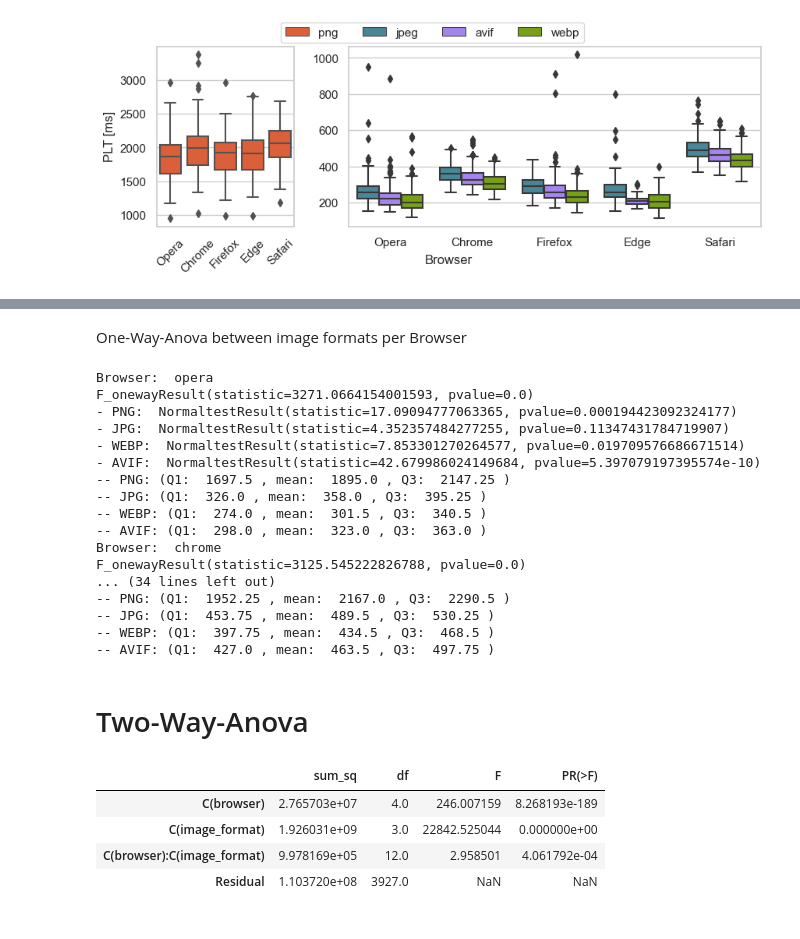
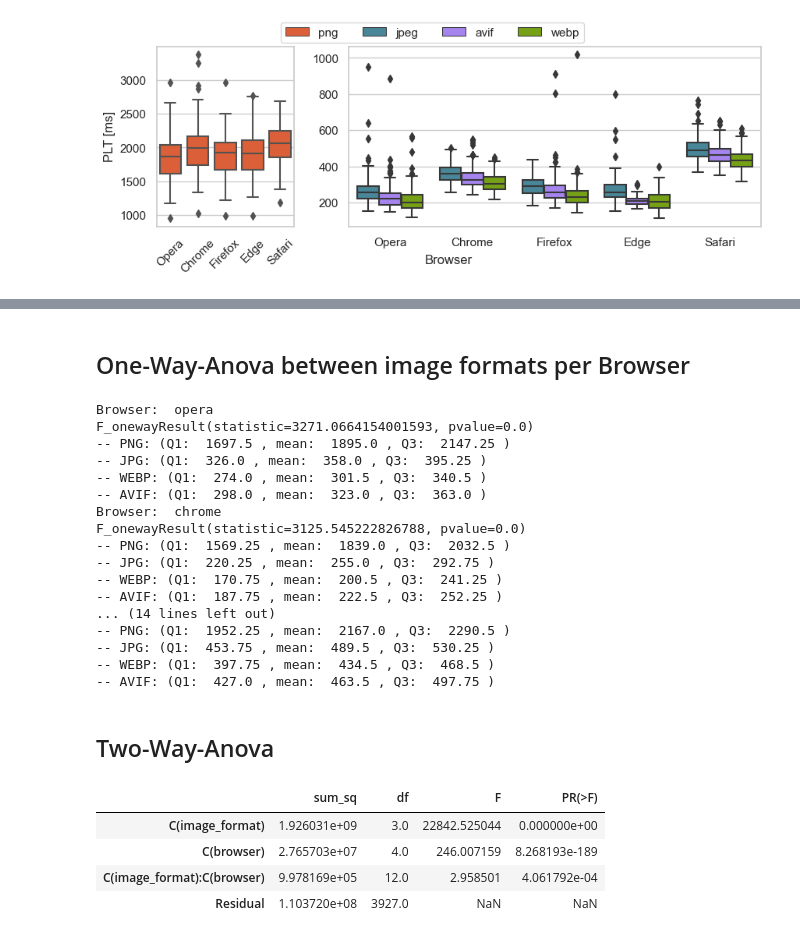
Before and after one commit to bdornauer/image_performance_test, a Jupyter notebook: data_analyis/analysis_macOS.ipynb, the cells around one changed output, grey strips where cells are left out. Cells and saved outputs as stored; diff of their text form; code cells hidden in the pictures.

```diff
--- a/data_analyis/analysis_macOS.ipynb
+++ b/data_analyis/analysis_macOS.ipynb
@@ -163,5 +267,5 @@ plt.show()
 # %% [markdown]
-One-Way-Anova between image formats per Browser
+## One-Way-Anova between image formats per Browser
 # %%
 # One-Way Anova for one browser and image format
 metric = "PLT"
@@ -180,13 +284,6 @@ for browser in browsers:
 
     print("Browser: ", browser)
     print(stats.f_oneway(png[metric], jpg[metric], webp[metric], avif[metric]))
-
-    # f_oneway returns F-statistic and p-value
-    print("- PNG: ", stats.normaltest(png[metric]))
-    print("- JPG: ", stats.normaltest(jpg[metric]))
-    print("- WEBP: ", stats.normaltest(webp[metric]))
-    print("- AVIF: ", stats.normaltest(avif[metric]))
-    # print mean and Q1 and Q3
     print("-- PNG: (Q1: ", np.quantile(png[metric], 0.25), ", mean: ", np.median(png[metric]), ", Q3: ", np.quantile(png[metric], 0.75), ")")
     print("-- JPG: (Q1: ", np.quantile(jpg[metric], 0.25), ", mean: ", np.median(jpg[metric]), ", Q3: ", np.quantile(jpg[metric], 0.75), ")")
     print("-- WEBP: (Q1: ", np.quantile(webp[metric], 0.25), ", mean: ", np.median(webp[metric]), ", Q3: ", np.quantile(webp[metric], 0.75), ")")
@@ -194,34 +291,34 @@ for browser in browsers:
 # %% [output]
 Browser:  opera
 F_onewayResult(statistic=3271.0664154001593, pvalue=0.0)
-- PNG:  NormaltestResult(statistic=17.09094777063365, pvalue=0.000194423092324177)
-- JPG:  NormaltestResult(statistic=4.352357484277255, pvalue=0.11347431784719907)
-- WEBP:  NormaltestResult(statistic=7.853301270264577, pvalue=0.019709576686671514)
-- AVIF:  NormaltestResult(statistic=42.679986024149684, pvalue=5.397079197395574e-10)
 -- PNG: (Q1:  1697.5 , mean:  1895.0 , Q3:  2147.25 )
 -- JPG: (Q1:  326.0 , mean:  358.0 , Q3:  395.25 )
 -- WEBP: (Q1:  274.0 , mean:  301.5 , Q3:  340.5 )
 -- AVIF: (Q1:  298.0 , mean:  323.0 , Q3:  363.0 )
 Browser:  chrome
 F_onewayResult(statistic=3125.545222826788, pvalue=0.0)
-... (34 lines left out)
+-- PNG: (Q1:  1569.25 , mean:  1839.0 , Q3:  2032.5 )
+-- JPG: (Q1:  220.25 , mean:  255.0 , Q3:  292.75 )
+-- WEBP: (Q1:  170.75 , mean:  200.5 , Q3:  241.25 )
+-- AVIF: (Q1:  187.75 , mean:  222.5 , Q3:  252.25 )
+... (14 lines left out)
 -- PNG: (Q1:  1952.25 , mean:  2167.0 , Q3:  2290.5 )
 -- JPG: (Q1:  453.75 , mean:  489.5 , Q3:  530.25 )
 -- WEBP: (Q1:  397.75 , mean:  434.5 , Q3:  468.5 )
 -- AVIF: (Q1:  427.0 , mean:  463.5 , Q3:  497.75 )
 # %% [markdown]
-# Two-Way-Anova
+## Two-Way-Anova
 # %%
 df = pd.read_csv("combined_website_performance_data.csv")
 
-model = ols('PLT ~ C(browser) + C(image_format) + C(browser):C(image_format)', data=df).fit()
+model = ols('PLT ~ C(image_format) + C(browser) + C(image_format):C(browser)', data=df).fit()
 sm.stats.anova_lm(model, typ=2)
 
 # https://www.statology.org/two-way-anova-python/
 # Both image_format and browser are significant and not depend
 # %% [output]
 |  | sum_sq | df | F | PR(>F) |
+| C(image_format) | 1.926031e+09 | 3.0 | 22842.525044 | 0.000000e+00 |
 | C(browser) | 2.765703e+07 | 4.0 | 246.007159 | 8.268193e-189 |
-| C(image_format) | 1.926031e+09 | 3.0 | 22842.525044 | 0.000000e+00 |
-| C(browser):C(image_format) | 9.978169e+05 | 12.0 | 2.958501 | 4.061792e-04 |
+| C(image_format):C(browser) | 9.978169e+05 | 12.0 | 2.958501 | 4.061792e-04 |
 | Residual | 1.103720e+08 | 3927.0 | NaN | NaN |
```
Also changed, not shown: parts of 5 cells of this notebook, 4 other files.
